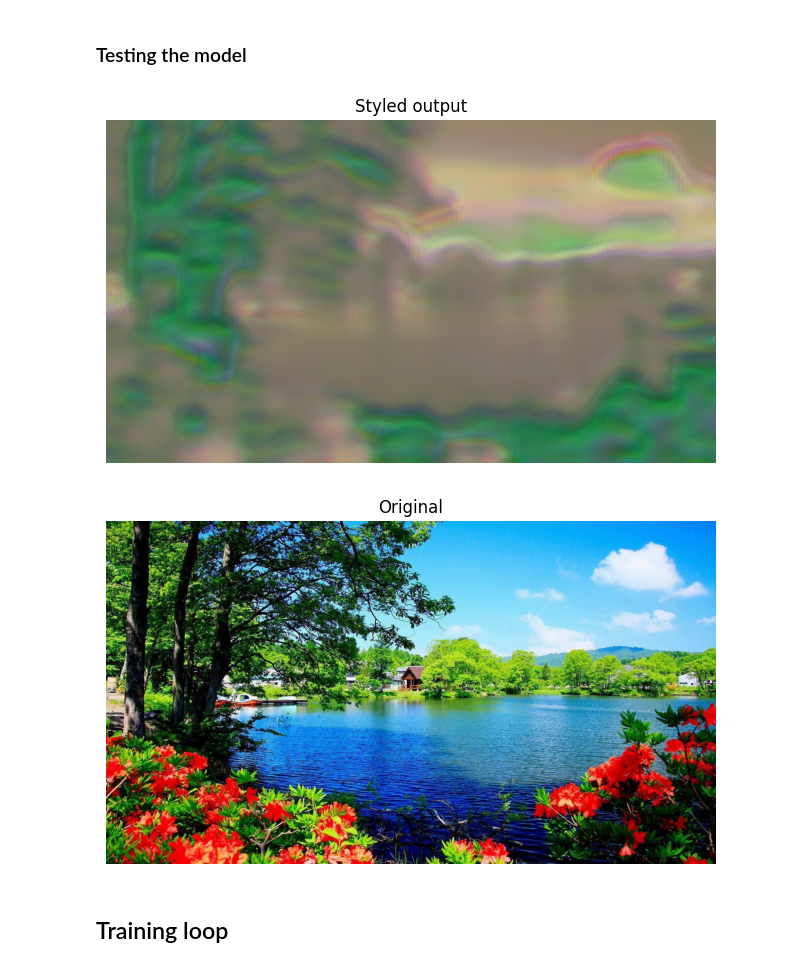
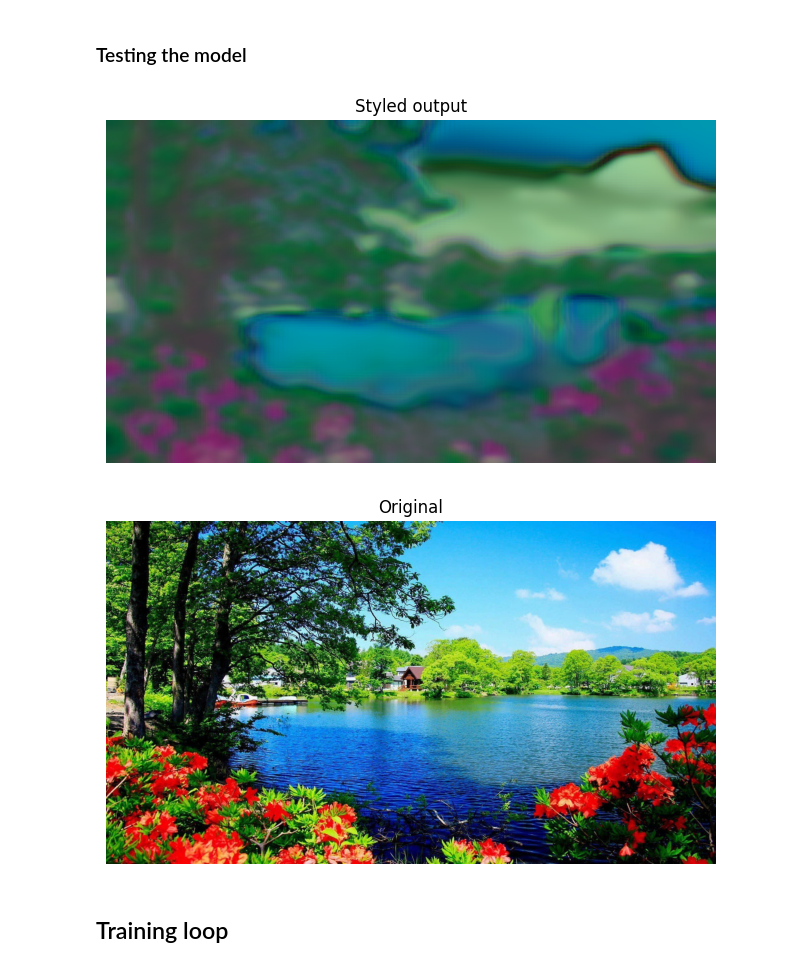
Before and after one commit to AcePeaX/DeepStyleX, a Jupyter notebook: notebooks/3-model-training.ipynb, the cells around one changed output. Drawn from its saved outputs; the diff is of its cells as text; code cells hidden in the pictures.

Commit message:
Solved some stuff - used only the batch norm

```diff
--- a/notebooks/3-model-training.ipynb
+++ b/notebooks/3-model-training.ipynb
@@ -34,7 +34,7 @@ images_dataset.get_raw(1)
 # %% [markdown]
 ## Creating the DeepStyleX model and the feature model
 # %%
-deep_style_model = DeepStyleX()
+deep_style_model = DeepStyleX(batch_norm=True)  # Here we still use the Batch Norm, we will change it later
 vgg_model = VGGFeatures(['relu2_2', 'relu3_3', 'relu4_3'])
 print("Models initialized")
 # %% [output]
@@ -54,17 +54,17 @@ idx = 0
 # %%
 deep_style_model.eval()
 input_image_raw = images_dataset.get_raw(idx)
 
-input_image = preprocess(input_image_raw)
+input_image = preprocess(input_image_raw).unsqueeze(0)
 output = deep_style_model(input_image)
 output_image = deprocess(output)
 output_image = output_image.resize(input_image_raw.size)
 imshow([output_image],["Styled output"])
 imshow([input_image_raw],["Original"])
 
 idx = (idx+1)%len(images_dataset)
 # %% [output]
-[figure, old version]
+[figure, new version]
 [figure]
 # %% [markdown]
 ## Training loop
```
Also changed, not shown: parts of 1 cell of this notebook, 1 other file.
